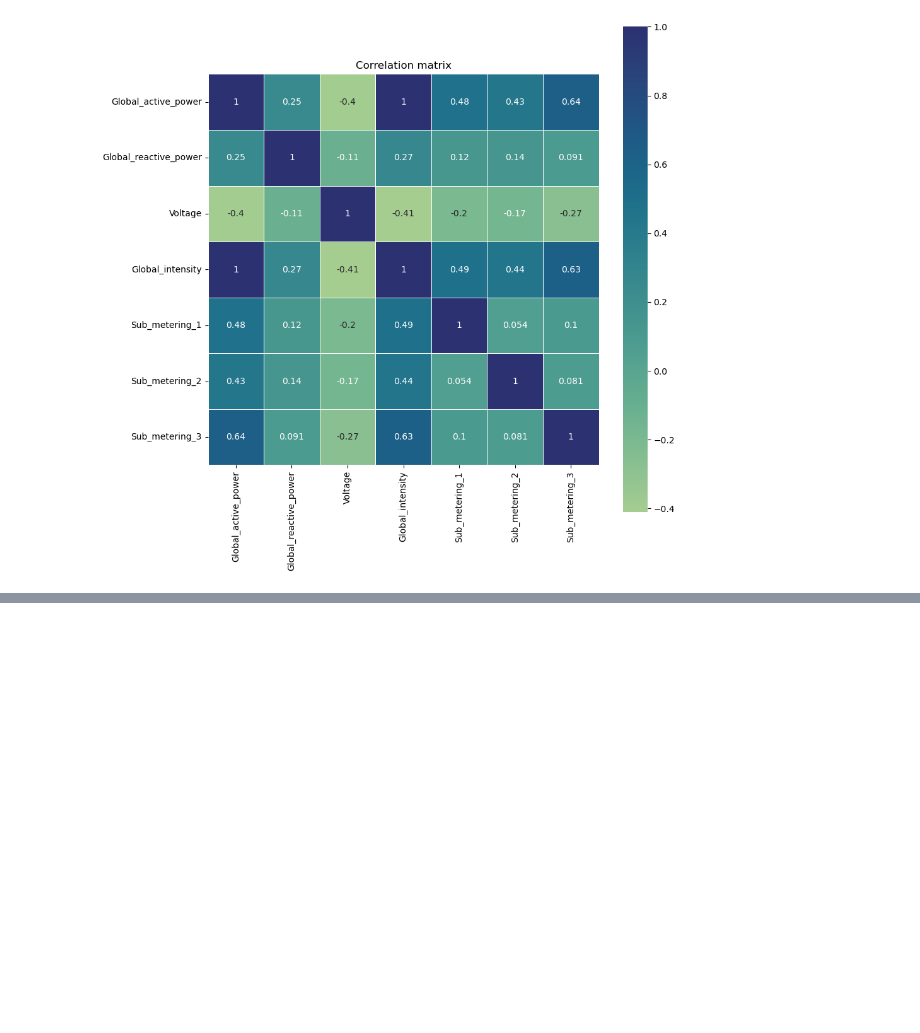
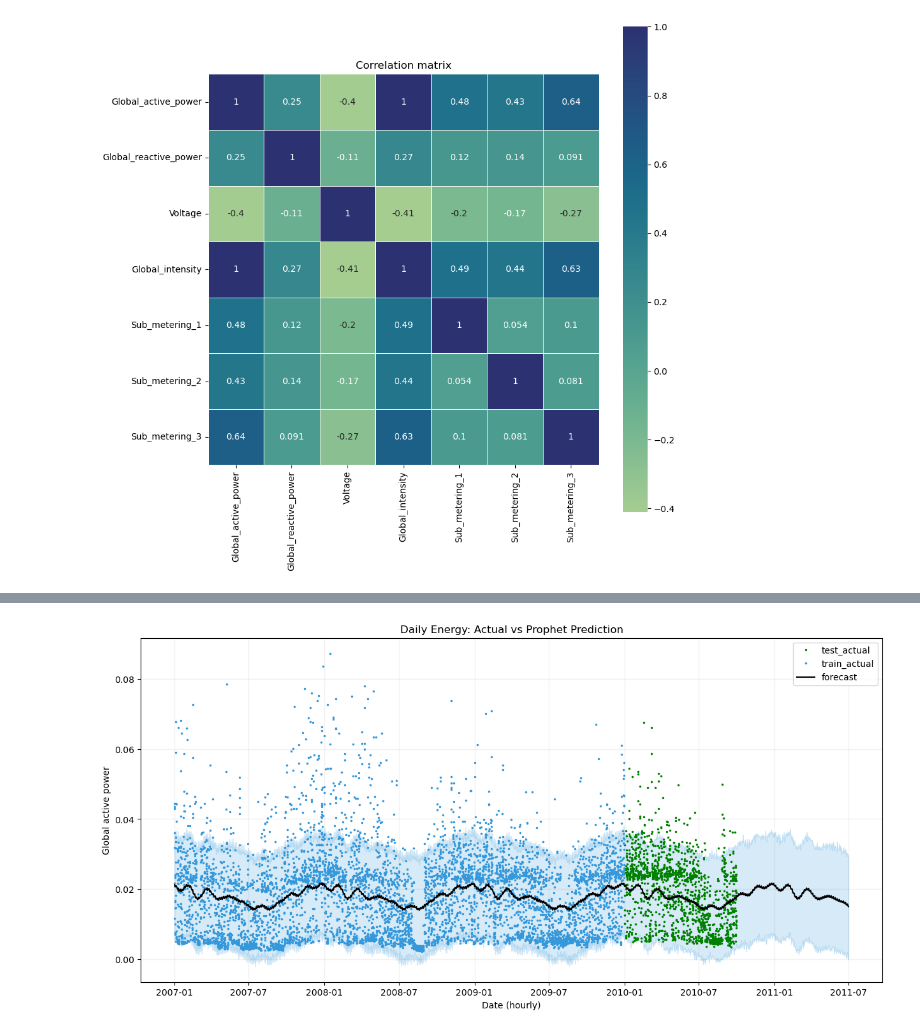
Before and after one commit to infoshareacademy/jdszr12-git_squad, a Jupyter notebook: ml_projekt/ml_project.ipynb, the cells around one changed output, grey strips where cells are left out. Drawn from its saved outputs; the diff is of its cells as text; code cells hidden in the pictures; blank space fills up the shorter version.

```diff
--- a/ml_projekt/ml_project.ipynb
+++ b/ml_projekt/ml_project.ipynb
@@ -382,0 +581,20 @@ plt.show()
+# %%
+m_BH = Prophet(seasonality_mode='multiplicative',
+               growth='flat',
+               interval_width=0.8,
+               n_changepoints=25,
+               changepoint_range=0.01,
+               yearly_seasonality='auto',
+               weekly_seasonality='auto',
+               daily_seasonality=False,
+               holidays=None,
+               seasonality_prior_scale=0.01,
+               holidays_prior_scale=0.01,
+               changepoint_prior_scale=0.01,
+               mcmc_samples=25)
+m_BH.add_country_holidays(country_name='FRA')
+m_BH.add_seasonality(name='weekly', period=5, fourier_order=3, mode='multiplicative')
+m_BH.fit(train_BH)
+
+future_BH = m_BH.make_future_dataframe(periods=546, freq='D')
+forecast_BH = m_BH.predict(future_BH)
@@ -382,0 +626,16 @@ plt.show()
+# %%
+fig = plt.gcf()
+fig.set_size_inches(15, 7)
+#a = add_changepoints_to_plot(fig.gca(), m_BH, forecast_BH)
+plt.plot(test_BH.ds, test_BH.y, '.', markersize=3, color='green', label = "test_actual")
+plt.plot(train_BH.ds, train_BH.y, '.', markersize=3, color='#3498db', label = "train_actual")
+plt.plot(forecast_BH.ds, forecast_BH.yhat, color='black', label = "forecast")
+plt.fill_between(forecast_BH.ds, forecast_BH.yhat_lower, forecast_BH.yhat_upper, color=(52/255, 152/255, 219/255, 0.2))
+plt.grid(color=(0, 0, 0), linestyle='-', linewidth=1, alpha=0.05)
+plt.ylabel('Global active power')
+plt.title('Daily Energy: Actual vs Prophet Prediction')
+plt.xlabel('Date (hourly)')
+plt.legend()
+plt.show()
+# %% [output]
+[figure, added]
```
Also changed, not shown: parts of 32 cells of this notebook.
